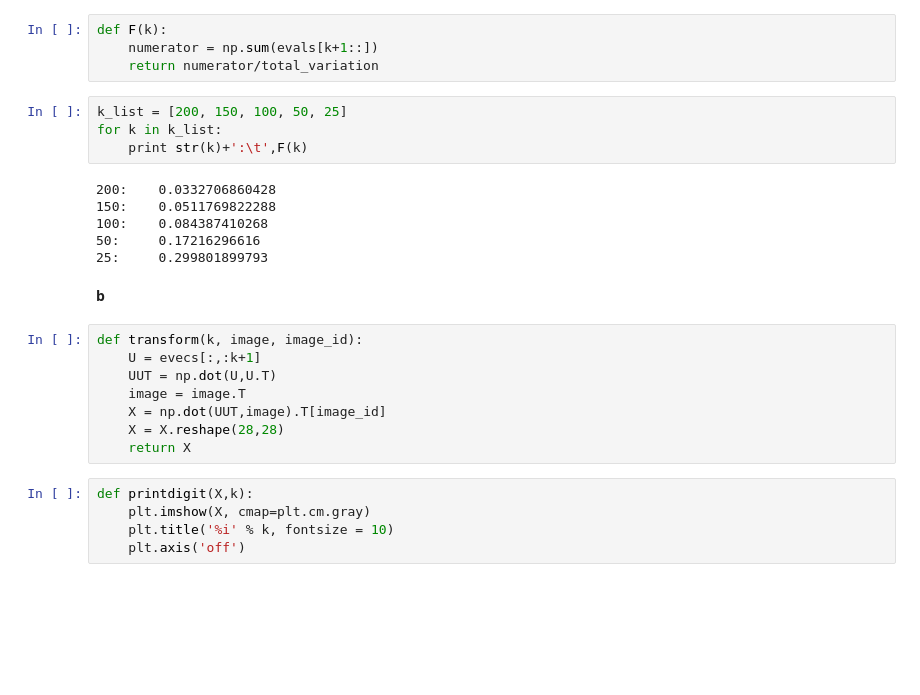
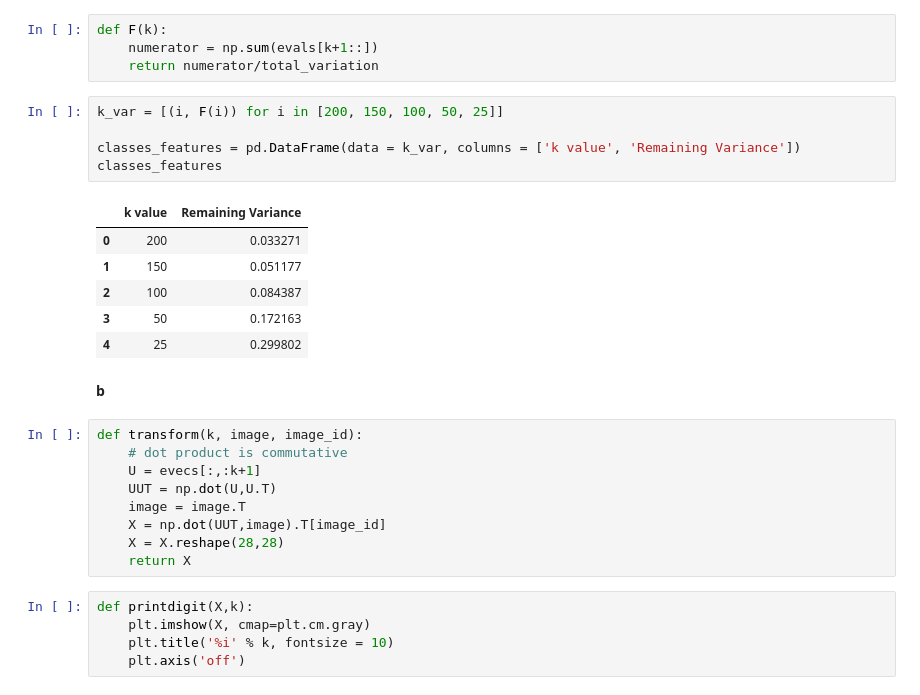
Before and after one commit to mGalarnyk/DSE210_Probability_Statistics_Python, a Jupyter notebook: 8_Matrix_Factorization.ipynb, the cells around one changed output. Drawn from its saved outputs; the diff is of its cells as text; blank space fills up the shorter version.

```diff
--- a/8_Matrix_Factorization.ipynb
+++ b/8_Matrix_Factorization.ipynb
@@ -141,20 +141,23 @@ total_variation = np.sum(evals)
 def F(k):
     numerator = np.sum(evals[k+1::])
     return numerator/total_variation
-# %%
-k_list = [200, 150, 100, 50, 25]
-for k in k_list:
-    print str(k)+':\t',F(k)
-# %% [output]
-200:    0.0332706860428
-150:    0.0511769822288
-100:    0.084387410268
-50:     0.17216296616
-25:     0.299801899793
+# %%
+k_var = [(i, F(i)) for i in [200, 150, 100, 50, 25]]
+
+classes_features = pd.DataFrame(data = k_var, columns = ['k value', 'Remaining Variance'])
+classes_features
+# %% [output]
+|  | k value | Remaining Variance |
+| 0 | 200 | 0.033271 |
+| 1 | 150 | 0.051177 |
+| 2 | 100 | 0.084387 |
+| 3 | 50 | 0.172163 |
+| 4 | 25 | 0.299802 |
 # %% [markdown]
 <b>b</b>
 # %%
 def transform(k, image, image_id):
+    # dot product is commutative
     U = evecs[:,:k+1]
     UUT = np.dot(U,U.T)
     image = image.T
```
Also changed, not shown: parts of 2 cells of this notebook.
